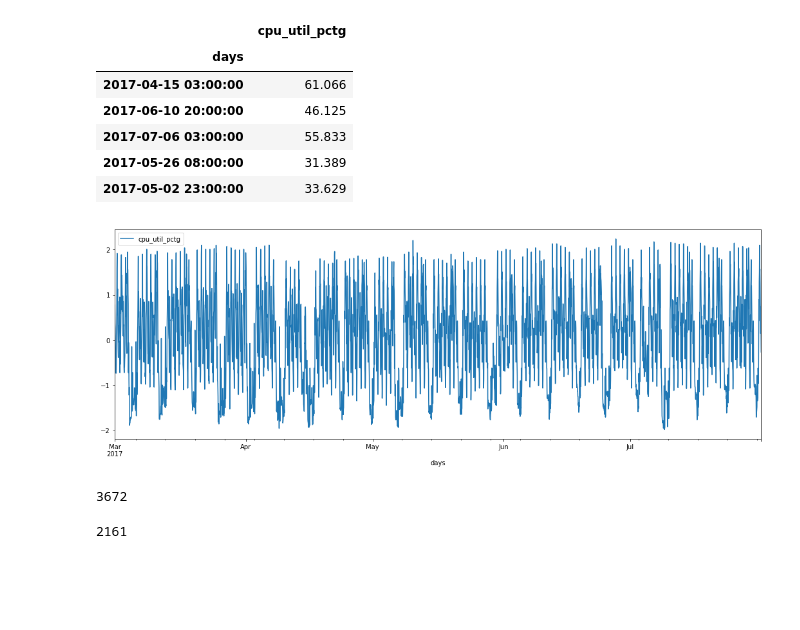
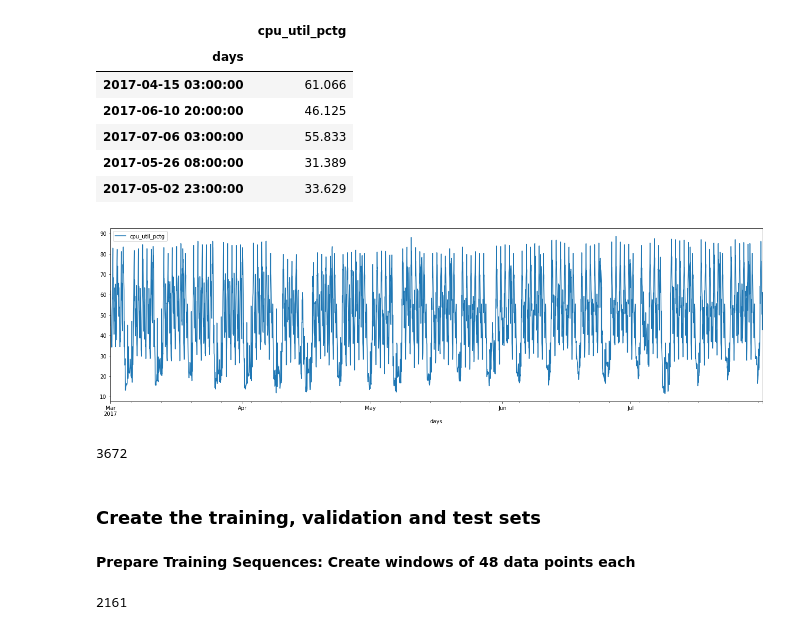
Before and after one commit to LinuxAI-PKU/ml-workspace, a Jupyter notebook: lstm-auto-encoder-counters-data.ipynb, the cells around one changed output. Drawn from its saved outputs; the diff is of its cells as text; code cells hidden in the pictures; blank space fills up the shorter version.

```diff
--- a/lstm-auto-encoder-counters-data.ipynb
+++ b/lstm-auto-encoder-counters-data.ipynb
@@ -36,17 +43,19 @@ df.sample(5)
 | 2017-05-26 08:00:00 | 31.389 |
 | 2017-05-02 23:00:00 | 33.629 |
 # %%
-from sklearn.preprocessing import StandardScaler
+#from sklearn.preprocessing import StandardScaler
 
 # Normalize the  data (center around 0 and scale to remove the variance).
-scaler = StandardScaler()
-df['cpu_util_pctg'] = scaler.fit_transform(df['cpu_util_pctg'].values.reshape(-1, 1))
+#scaler = StandardScaler()
+#df['cpu_util_pctg'] = scaler.fit_transform(df['cpu_util_pctg'].values.reshape(-1, 1))
 # %%
-df.plot(figsize=(18,6));
+df.plot(figsize=(22,6));
 # %% [output]
-[figure, old version]
+[figure, new version]
 # %%
 len(df)
 # %% [output]
 3672
+# %% [markdown]
+### Create the training, validation and test sets
 # %%
@@ -57,0 +65,2 @@ window_length = 48
+# %% [markdown]
+**Prepare Training Sequences: Create windows of 48 data points each**
```
Also changed, not shown: parts of 43 cells of this notebook.
